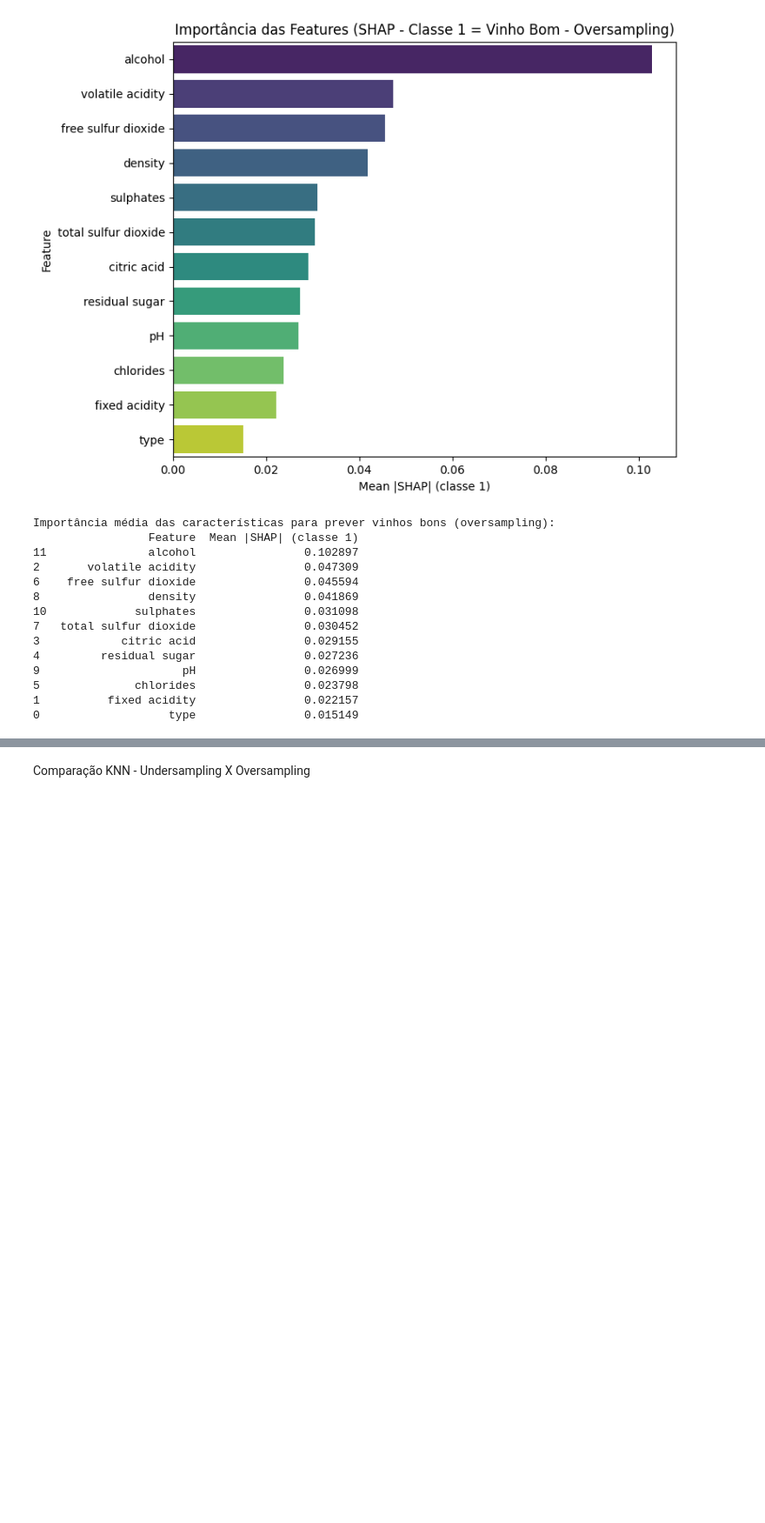
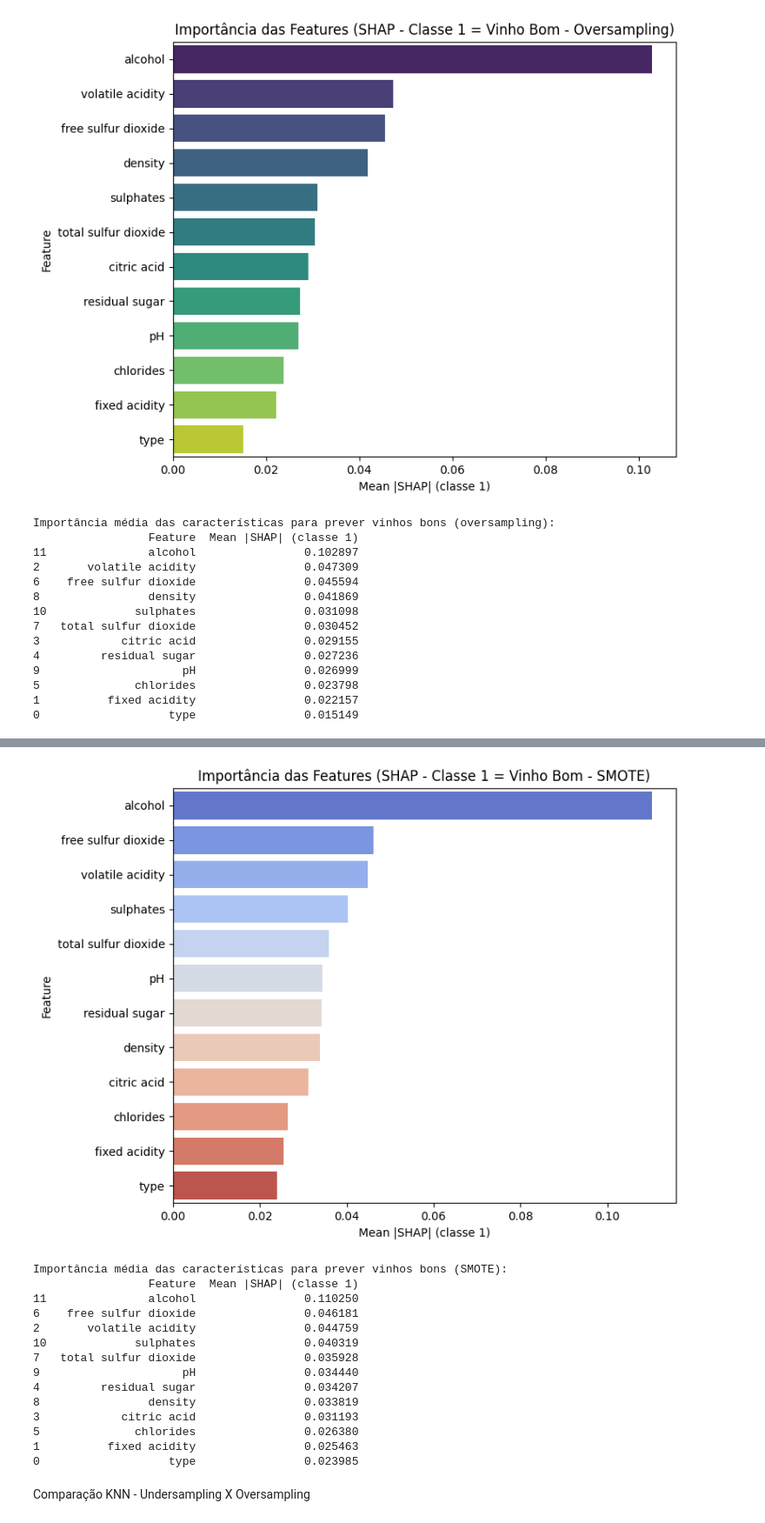
Before and after one commit to BMateusSs/Projeto-PSI3, a Jupyter notebook: knn_wine_quality.ipynb, the cells around one changed output, grey strips where cells are left out. Shown at 87% size. Cells and saved outputs as stored; diff of their text form; code cells hidden in the pictures; blank space fills up the shorter version.

```diff
--- a/knn_wine_quality.ipynb
+++ b/knn_wine_quality.ipynb
@@ -522,3 +650,59 @@ Importância média das características para prever vinhos bons (oversampling):
+# %%
+# SHAP - Explicabilidade para SMOTE
+X_shap_train_smote = pd.DataFrame(X_train_smote_scaled[:100], columns=feature_names)
+X_shap_test_smote = pd.DataFrame(X_test_scaled[:50], columns=feature_names)
+
+explainer_smote = shap.KernelExplainer(best_knn_smote.predict_proba, X_shap_train_smote)
+shap_values_smote = explainer_smote.shap_values(X_shap_test_smote)
+
+if isinstance(shap_values_smote, list):
+    if len(shap_values_smote) == 2:
+        shap_values_class1 = shap_values_smote[1]  # Classe 1 (Vinho Bom)
+    else:
+        raise ValueError("Esperava-se shap_values como lista com 2 elementos para problema binário.")
+elif isinstance(shap_values_smote, np.ndarray):
+    shap_values_class1 = shap_values_smote
+else:
+    raise ValueError("Estrutura inesperada para shap_values.")
+
+shap_values_class1 = shap_values_class1[:, :, 1]
+
+mean_abs_shap_1_smote = np.abs(shap_values_class1).mean(axis=0)
+
+if mean_abs_shap_1_smote.shape[0] != len(feature_names):
+    raise ValueError(f"Mismatch entre número de features e tamanho do vetor de importância! ({mean_abs_shap_1_smote.shape[0]} vs {len(feature_names)})")
+
+mean_abs_shap_1_smote = mean_abs_shap_1_smote.flatten()
+
+feature_importance_smote = pd.DataFrame({
+    'Feature': feature_names,
+    'Mean |SHAP| (classe 1)': mean_abs_shap_1_smote
+}).sort_values(by='Mean |SHAP| (classe 1)', ascending=False)
+
+plt.figure(figsize=(8, 6))
+sns.barplot(x='Mean |SHAP| (classe 1)', y='Feature', data=feature_importance_smote, palette='coolwarm', hue='Feature', legend=False)
+plt.title('Importância das Features (SHAP - Classe 1 = Vinho Bom - SMOTE)')
+plt.tight_layout()
+plt.show()
+
+print("\nImportância média das características para prever vinhos bons (SMOTE):")
+print(feature_importance_smote)
+# %% [output]
+[figure, added]
+Importância média das características para prever vinhos bons (SMOTE):
+                 Feature  Mean |SHAP| (classe 1)
+11               alcohol                0.110250
+6    free sulfur dioxide                0.046181
+2       volatile acidity                0.044759
+10             sulphates                0.040319
+7   total sulfur dioxide                0.035928
+9                     pH                0.034440
+4         residual sugar                0.034207
+8                density                0.033819
+3            citric acid                0.031193
+5              chlorides                0.026380
+1          fixed acidity                0.025463
+0                   type                0.023985
 # %% [markdown]
 Comparação KNN - Undersampling X Oversampling
 # %%
```
Also changed, not shown: parts of 9 cells of this notebook.
